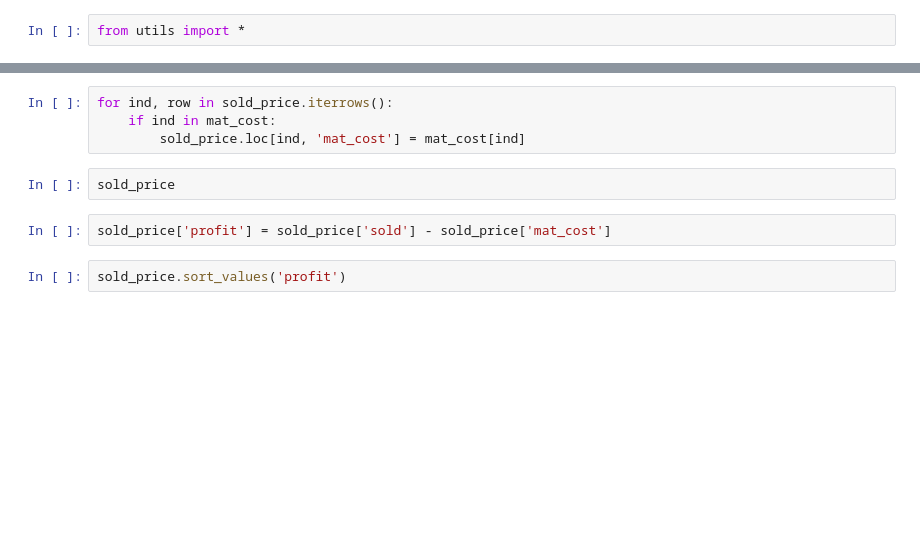
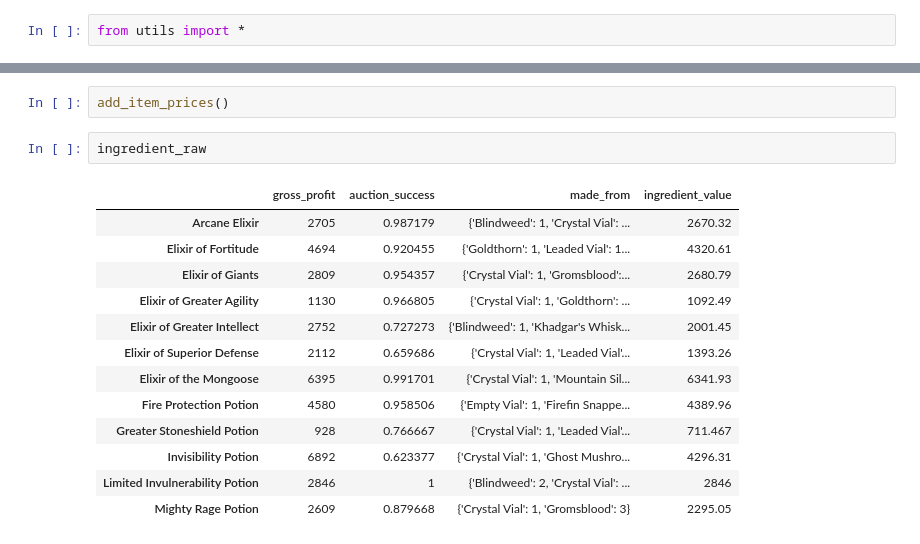
Before and after one commit to ndjenkins85/wow_auctions, a Jupyter notebook: scratchpad.ipynb, the cells around one changed output, grey strips where cells are left out. Cells and saved outputs as stored; diff of their text form; blank space fills up the shorter version.

```diff
--- a/scratchpad.ipynb
+++ b/scratchpad.ipynb
@@ -126,10 +17,18 @@ sold_price['mat_cost'] = 0
-# %%
-for ind, row in sold_price.iterrows():
-    if ind in mat_cost:
-        sold_price.loc[ind, 'mat_cost'] = mat_cost[ind]
-# %%
-sold_price
-# %%
-sold_price['profit'] = sold_price['sold'] - sold_price['mat_cost']
-# %%
-sold_price.sort_values('profit')
+# %%
+add_item_prices()
+# %%
+ingredient_raw
+# %% [output]
+|  | gross_profit | auction_success | made_from | ingredient_value |
+| Arcane Elixir | 2705 | 0.987179 | {'Blindweed': 1, 'Crystal Vial': ... | 2670.32 |
+| Elixir of Fortitude | 4694 | 0.920455 | {'Goldthorn': 1, 'Leaded Vial': 1... | 4320.61 |
+| Elixir of Giants | 2809 | 0.954357 | {'Crystal Vial': 1, 'Gromsblood':... | 2680.79 |
+| Elixir of Greater Agility | 1130 | 0.966805 | {'Crystal Vial': 1, 'Goldthorn': ... | 1092.49 |
+| Elixir of Greater Intellect | 2752 | 0.727273 | {'Blindweed': 1, 'Khadgar's Whisk... | 2001.45 |
+| Elixir of Superior Defense | 2112 | 0.659686 | {'Crystal Vial': 1, 'Leaded Vial'... | 1393.26 |
+| Elixir of the Mongoose | 6395 | 0.991701 | {'Crystal Vial': 1, 'Mountain Sil... | 6341.93 |
+| Fire Protection Potion | 4580 | 0.958506 | {'Empty Vial': 1, 'Firefin Snappe... | 4389.96 |
+| Greater Stoneshield Potion | 928 | 0.766667 | {'Crystal Vial': 1, 'Leaded Vial'... | 711.467 |
+| Invisibility Potion | 6892 | 0.623377 | {'Crystal Vial': 1, 'Ghost Mushro... | 4296.31 |
+| Limited Invulnerability Potion | 2846 | 1 | {'Blindweed': 2, 'Crystal Vial': ... | 2846 |
+| Mighty Rage Potion | 2609 | 0.879668 | {'Crystal Vial': 1, 'Gromsblood': 3} | 2295.05 |
```
Also changed, not shown: parts of 45 cells of this notebook, 9 other files.
